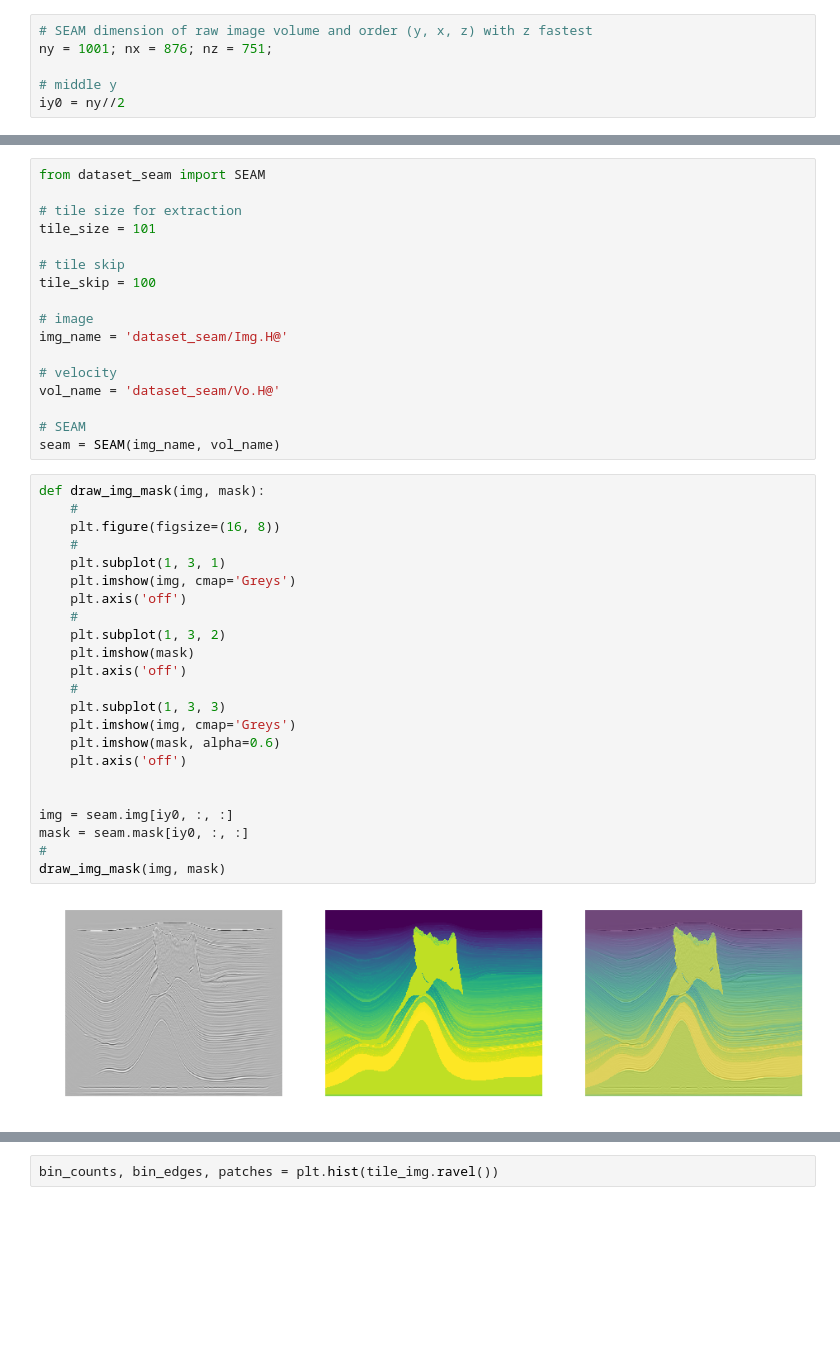
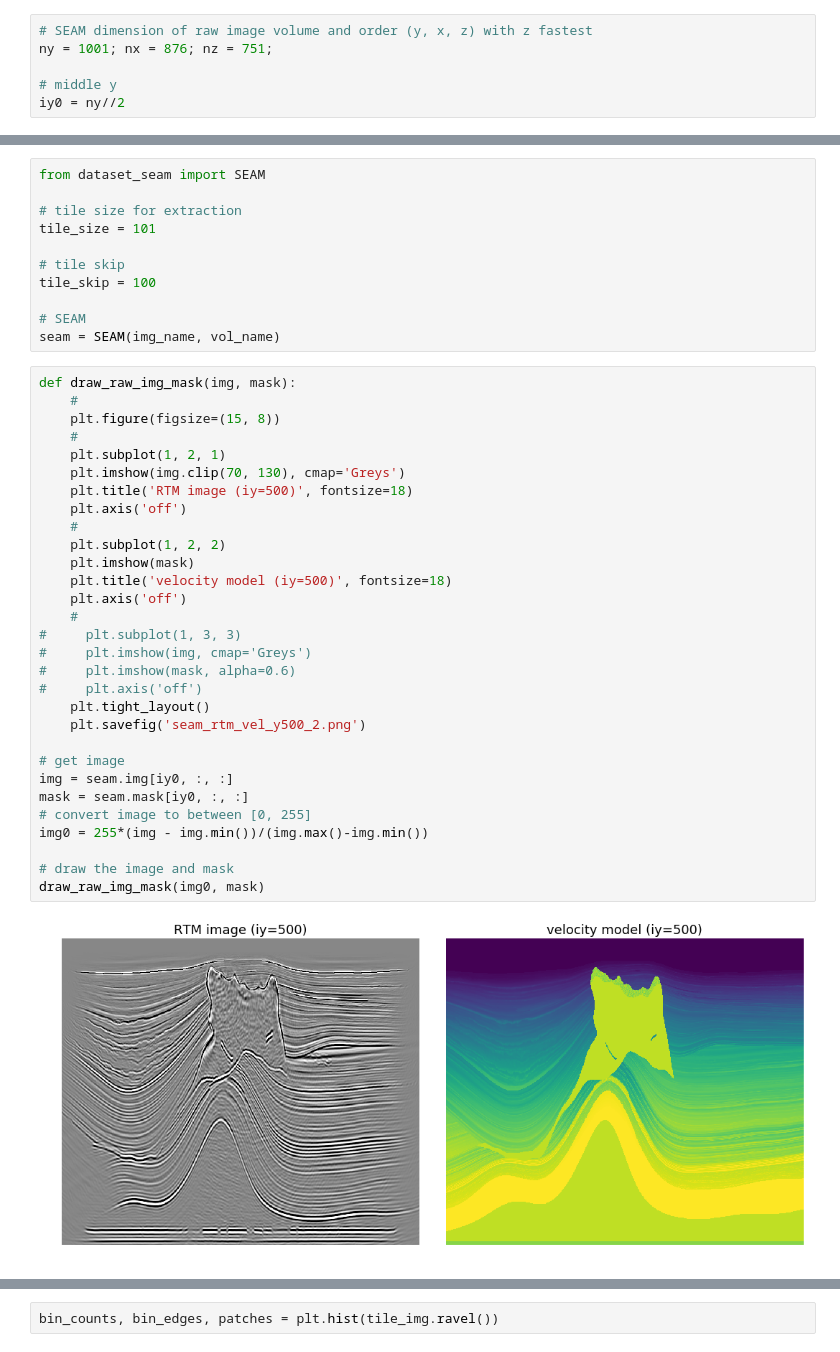
Before and after one commit to lonestar686/pytorch-saltnet, a Jupyter notebook: predict_seam.ipynb, the cells around one changed output, grey strips where cells are left out. Saved outputs shown, nothing was run; the diff lists cells and outputs as text; blank space fills up the shorter version.

Commit message:
reorganize seam prediction

```diff
--- a/predict_seam.ipynb
+++ b/predict_seam.ipynb
@@ -58,36 +60,37 @@ tile_size = 101
 # tile skip
 tile_skip = 100
 
-# image
-img_name = 'dataset_seam/Img.H@'
-
-# velocity
-vol_name = 'dataset_seam/Vo.H@'
-
 # SEAM
 seam = SEAM(img_name, vol_name)
 # %%
-def draw_img_mask(img, mask):
+def draw_raw_img_mask(img, mask):
     #
-    plt.figure(figsize=(16, 8))
+    plt.figure(figsize=(15, 8))
     #
-    plt.subplot(1, 3, 1)
-    plt.imshow(img, cmap='Greys')
+    plt.subplot(1, 2, 1)
+    plt.imshow(img.clip(70, 130), cmap='Greys')
+    plt.title('RTM image (iy=500)', fontsize=18)
     plt.axis('off')
     #
-    plt.subplot(1, 3, 2)
+    plt.subplot(1, 2, 2)
     plt.imshow(mask)
+    plt.title('velocity model (iy=500)', fontsize=18)
     plt.axis('off')
     #
-    plt.subplot(1, 3, 3)
-    plt.imshow(img, cmap='Greys')
-    plt.imshow(mask, alpha=0.6)
-    plt.axis('off')
+#     plt.subplot(1, 3, 3)
+#     plt.imshow(img, cmap='Greys')
+#     plt.imshow(mask, alpha=0.6)
+#     plt.axis('off')
+    plt.tight_layout()
+    plt.savefig('seam_rtm_vel_y500_2.png')
 
-
+# get image
 img = seam.img[iy0, :, :]
 mask = seam.mask[iy0, :, :]
-#
-draw_img_mask(img, mask)
+# convert image to between [0, 255]
+img0 = 255*(img - img.min())/(img.max()-img.min())
+
+# draw the image and mask
+draw_raw_img_mask(img0, mask)
 # %% [output]
-[figure, old version]
+[figure, new version]
```
Also changed, not shown: parts of 7 cells of this notebook.
